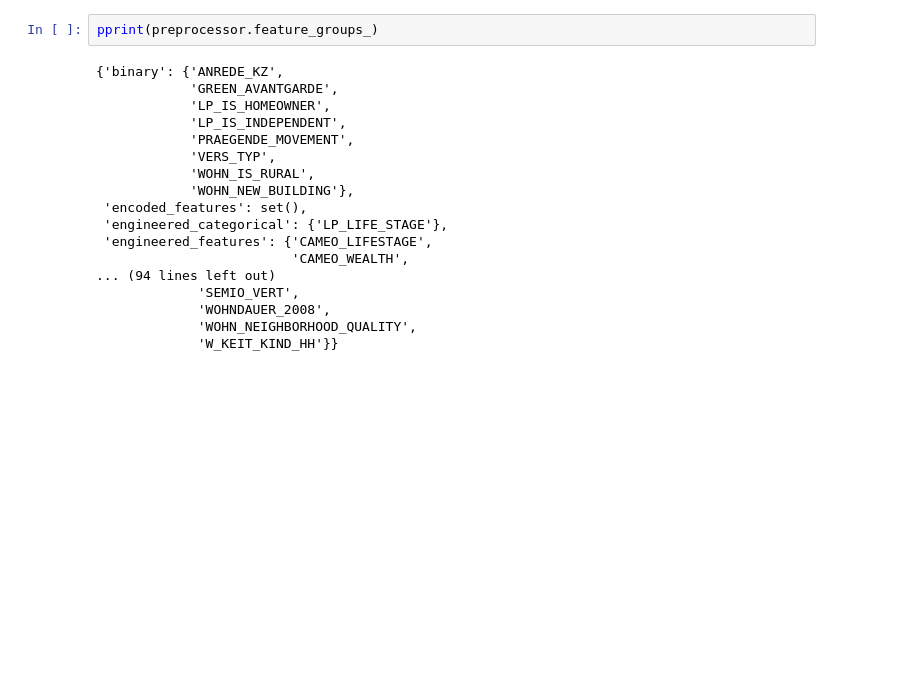
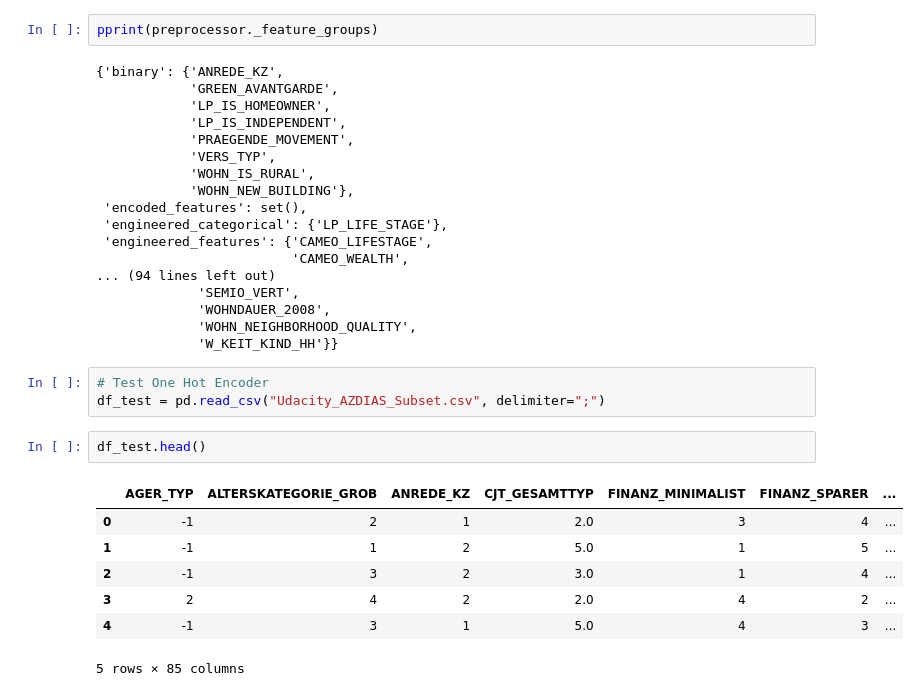
Before and after one commit to kinant/ud-ml-pytorch, a Jupyter notebook: Project 03/identify_customer_segments/testing.py.ipynb, the cells around one changed output. Cells and saved outputs as stored; diff of their text form; blank space fills up the shorter version.

```diff
--- a/Project 03/identify_customer_segments/testing.py.ipynb
+++ b/Project 03/identify_customer_segments/testing.py.ipynb
@@ -14,6 +38,6 @@ Loading data from...Udacity_AZDIAS_Subset.csv
 <preprocessor.AzdiasPreprocessor at 0x...>
 # %%
-pprint(preprocessor.feature_groups_)
+pprint(preprocessor._feature_groups)
 # %% [output]
 {'binary': {'ANREDE_KZ',
             'GREEN_AVANTGARDE',
@@ -32,3 +56,16 @@ pprint(preprocessor.feature_groups_)
              'WOHNDAUER_2008',
              'WOHN_NEIGHBORHOOD_QUALITY',
              'W_KEIT_KIND_HH'}}
+# %%
+# Test One Hot Encoder
+df_test = pd.read_csv("Udacity_AZDIAS_Subset.csv", delimiter=";")
+# %%
+df_test.head()
+# %% [output]
+|  | AGER_TYP | ALTERSKATEGORIE_GROB | ANREDE_KZ | CJT_GESAMTTYP | FINANZ_MINIMALIST | FINANZ_SPARER | ... |
+| 0 | -1 | 2 | 1 | 2.0 | 3 | 4 | ... |
+| 1 | -1 | 1 | 2 | 5.0 | 1 | 5 | ... |
+| 2 | -1 | 3 | 2 | 3.0 | 1 | 4 | ... |
+| 3 | 2 | 4 | 2 | 2.0 | 4 | 2 | ... |
+| 4 | -1 | 3 | 1 | 5.0 | 4 | 3 | ... |
+5 rows × 85 columns
```
Also changed, not shown: parts of 3 cells of this notebook, 3 other files.
